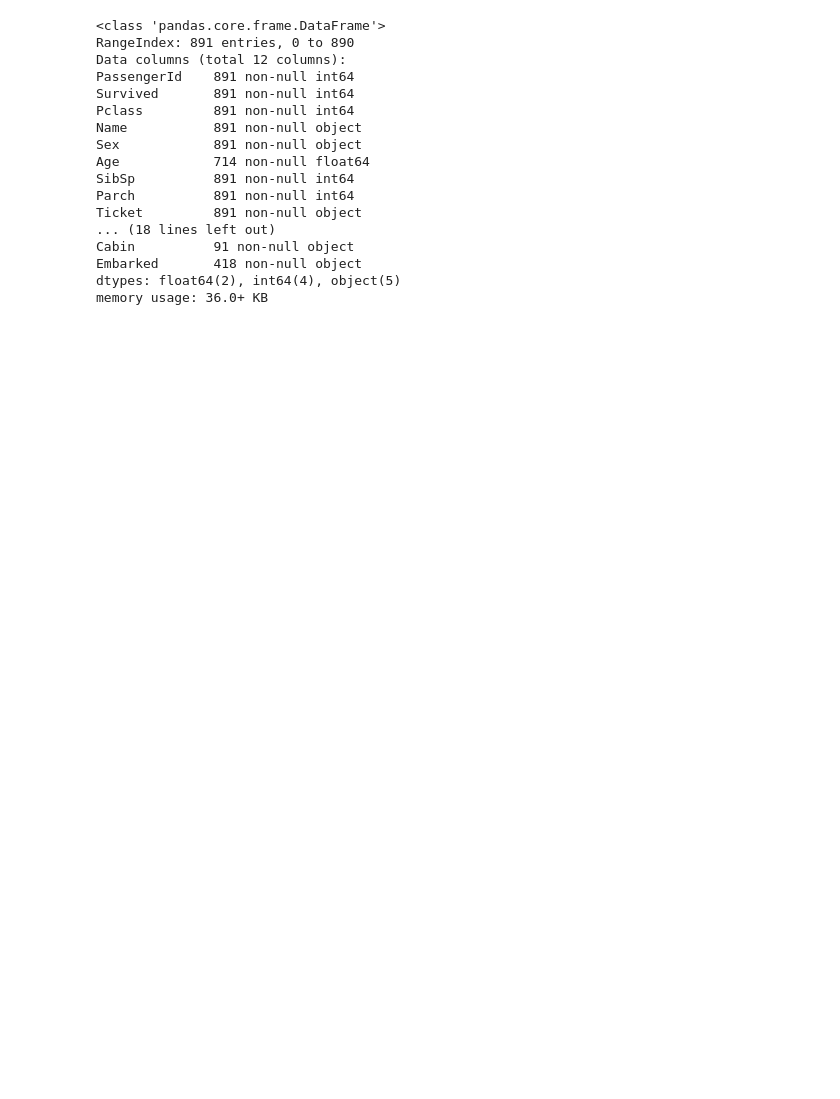
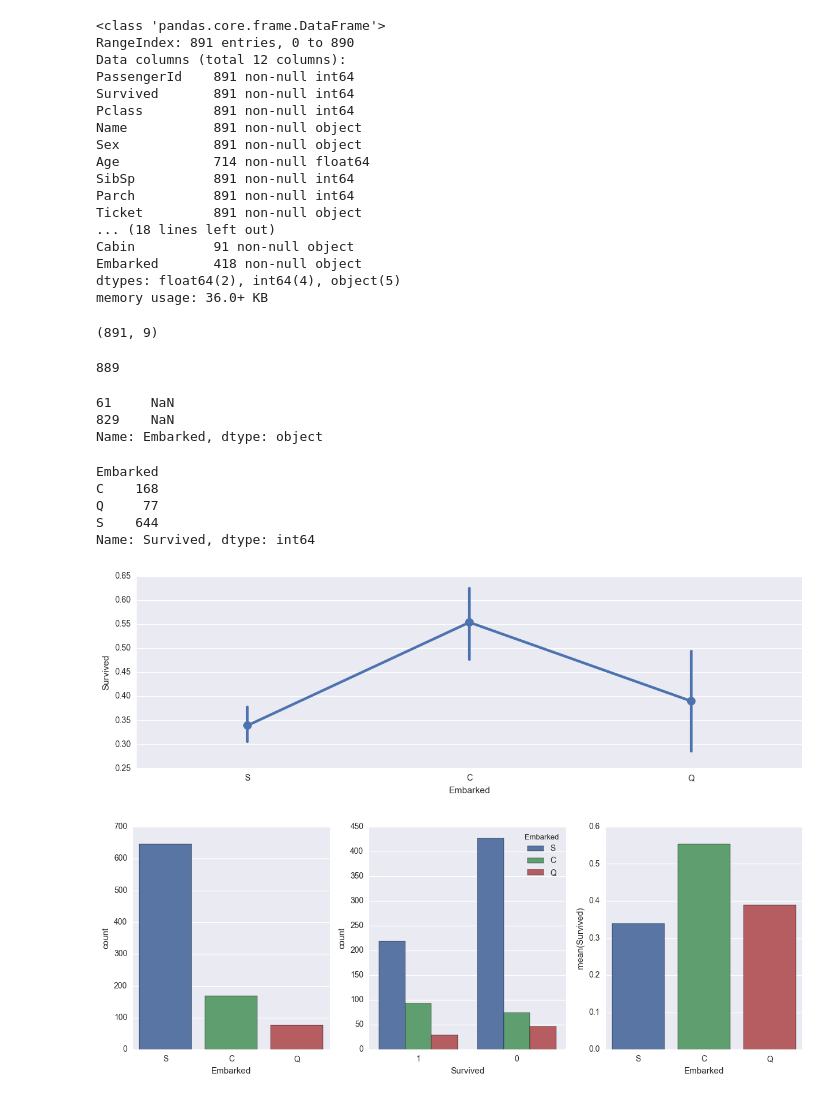
Before and after one commit to demonSong/kaggle, a Jupyter notebook: titanic/code/trainning.ipynb, the cells around one changed output. Drawn from its saved outputs; the diff is of its cells as text; code cells hidden in the pictures; blank space fills up the shorter version.

```diff
--- a/titanic/code/trainning.ipynb
+++ b/titanic/code/trainning.ipynb
@@ -54,3 +54,8 @@ memory usage: 36.0+ KB
 # drop unnecessary columns, these columns won't be useful in analysis and prediction
 titanic_df = titanic_df.drop(['PassengerId','Name','Ticket'],axis = 1)
 test_df = test_df.drop(['Name','Ticket'],axis = 1)
+
+# 查询数据的大小
+titanic_df.shape
+# %% [output]
+(891, 9)
@@ -60,0 +62,51 @@ test_df = test_df.drop(['Name','Ticket'],axis = 1)
+# %%
+# Embarked
+titanic_df["Embarked"].count()
+# %% [output]
+889
+# %%
+titanic_df["Embarked"][titanic_df.Embarked.isnull()]
+# %% [output]
+61     NaN
+829    NaN
+Name: Embarked, dtype: object
+# %%
+titanic_df.groupby("Embarked").Survived.count()
+# %% [output]
+Embarked
+C    168
+Q     77
+S    644
+Name: Survived, dtype: int64
+# %%
+
+
+
+# only in titanic_df,fill the two missing values with the most occurred value,which is "S" 把NAN 和 NA 替换成想要的元素
+titanic_df["Embarked"] = titanic_df["Embarked"].fillna("S")
+
+# plot
+sns.factorplot('Embarked','Survived',data = titanic_df,size = 4,aspect = 3)
+
+fig,(axis1,axis2,axis3) = plt.subplots(1,3,figsize = (15,5))
+
+sns.countplot(x = 'Embarked',data = titanic_df,ax = axis1)
+sns.countplot(x = 'Survived',hue = "Embarked",data = titanic_df,order =[1,0],ax = axis2)
+
+embark_pec = titanic_df[["Embarked","Survived"]].groupby(['Embarked'],as_index = False).mean()
+sns.barplot(x='Embarked',y = 'Survived',data = embark_pec,order = ['S','C','Q'],ax = axis3)
+
+embark_dummies_titanic  = pd.get_dummies(titanic_df['Embarked'])
+embark_dummies_titanic.drop(['S'], axis=1, inplace=True)
+
+embark_dummies_test  = pd.get_dummies(test_df['Embarked'])
+embark_dummies_test.drop(['S'], axis=1, inplace=True)
+
+titanic_df = titanic_df.join(embark_dummies_titanic)
+test_df    = test_df.join(embark_dummies_test)
+
+titanic_df.drop(['Embarked'], axis=1,inplace=True)
+test_df.drop(['Embarked'], axis=1,inplace=True)
+# %% [output]
+[figure, added]
+[figure, added]
```
Also changed, not shown: parts of 16 cells of this notebook, 1 other file.
